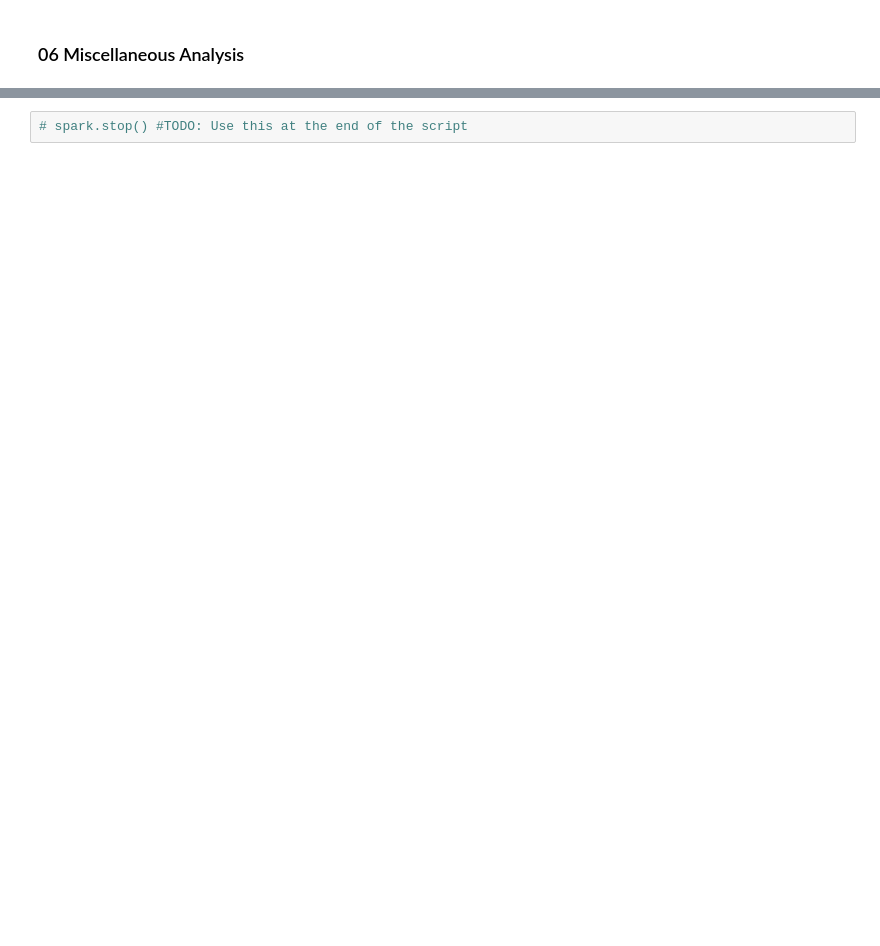
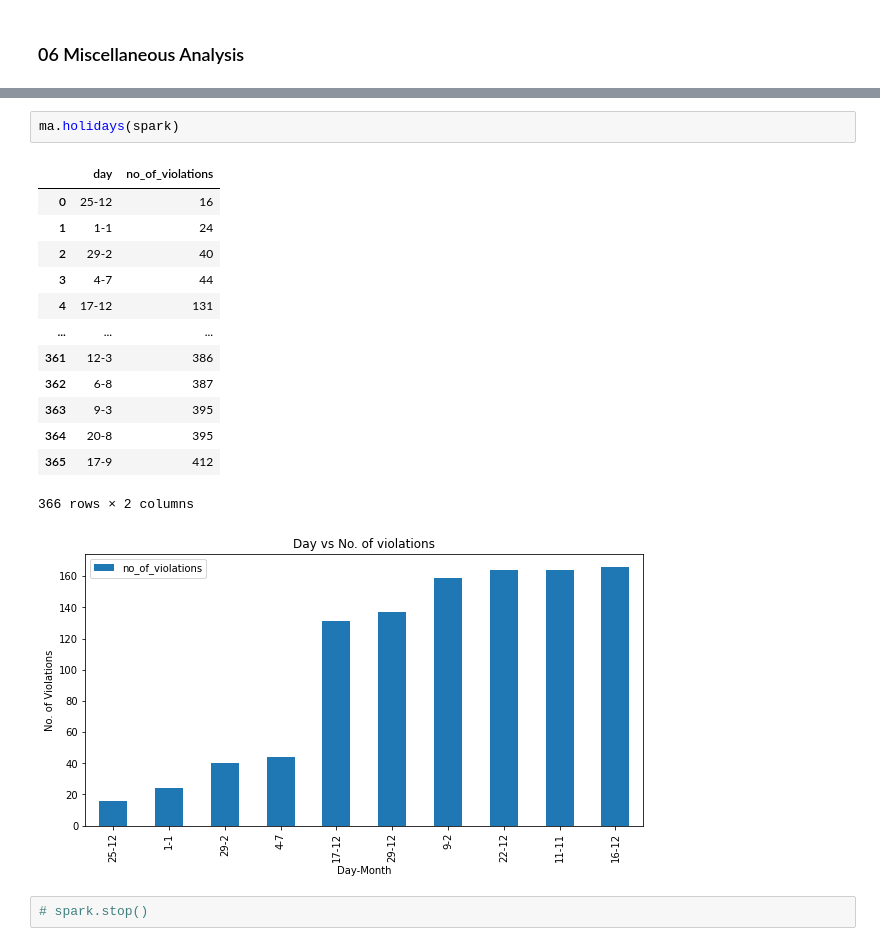
Before and after one commit to MTech-DA231-Project/NYC_Parking_Analysis, a Jupyter notebook: notebooks/nyc_parking_analysis.ipynb, the cells around one changed output, grey strips where cells are left out. Drawn from its saved outputs; the diff is of its cells as text; blank space fills up the shorter version.

```diff
--- a/notebooks/nyc_parking_analysis.ipynb
+++ b/notebooks/nyc_parking_analysis.ipynb
@@ -619,2 +693,19 @@ ma.in_out_state(spark)
+# %%
+ma.holidays(spark)
+# %% [output]
+|  | day | no_of_violations |
+| 0 | 25-12 | 16 |
+| 1 | 1-1 | 24 |
+| 2 | 29-2 | 40 |
+| 3 | 4-7 | 44 |
+| 4 | 17-12 | 131 |
+| ... | ... | ... |
+| 361 | 12-3 | 386 |
+| 362 | 6-8 | 387 |
+| 363 | 9-3 | 395 |
+| 364 | 20-8 | 395 |
+| 365 | 17-9 | 412 |
+366 rows × 2 columns
+[figure, added]
 # %%
-# spark.stop() #TODO: Use this at the end of the script
+# spark.stop()
```
Also changed, not shown: parts of 31 cells of this notebook, 19 other files.
